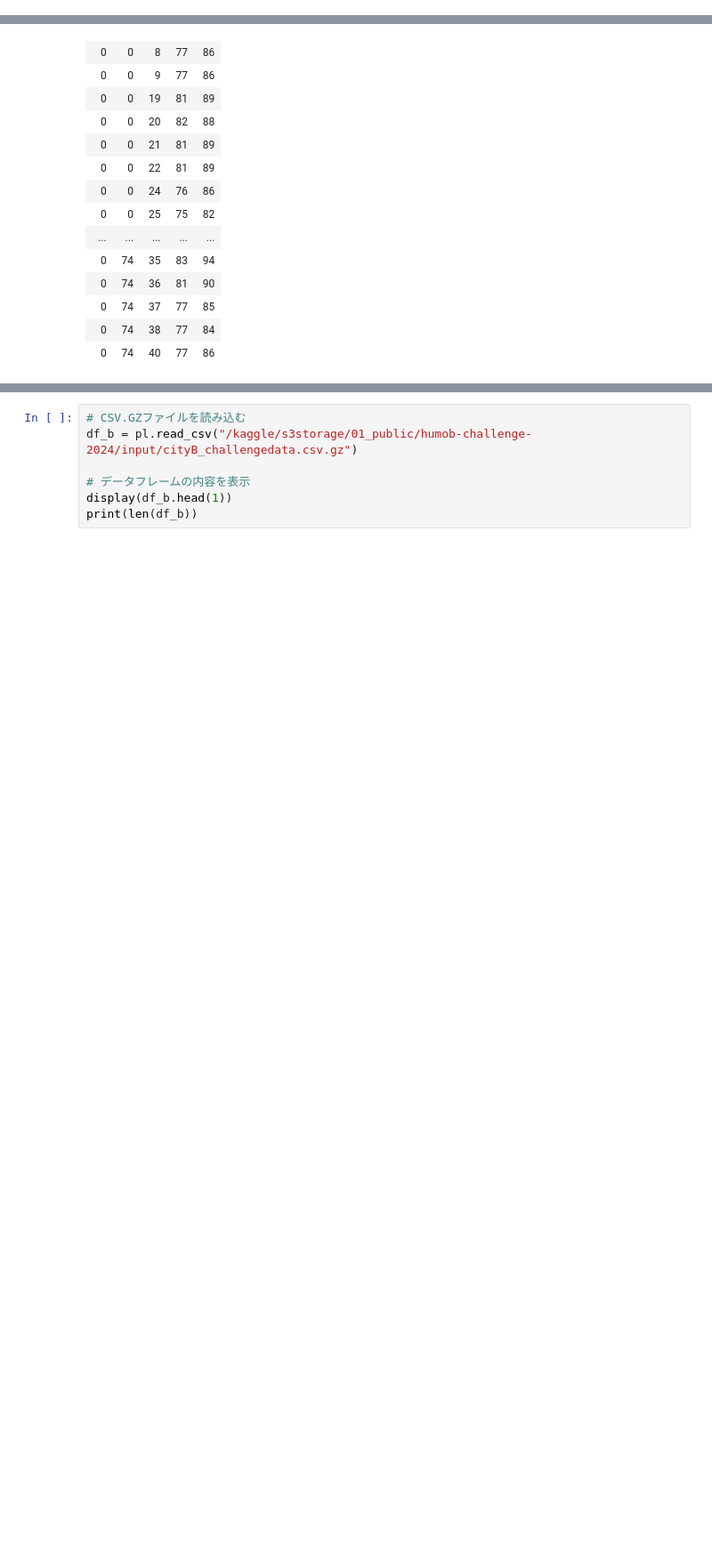
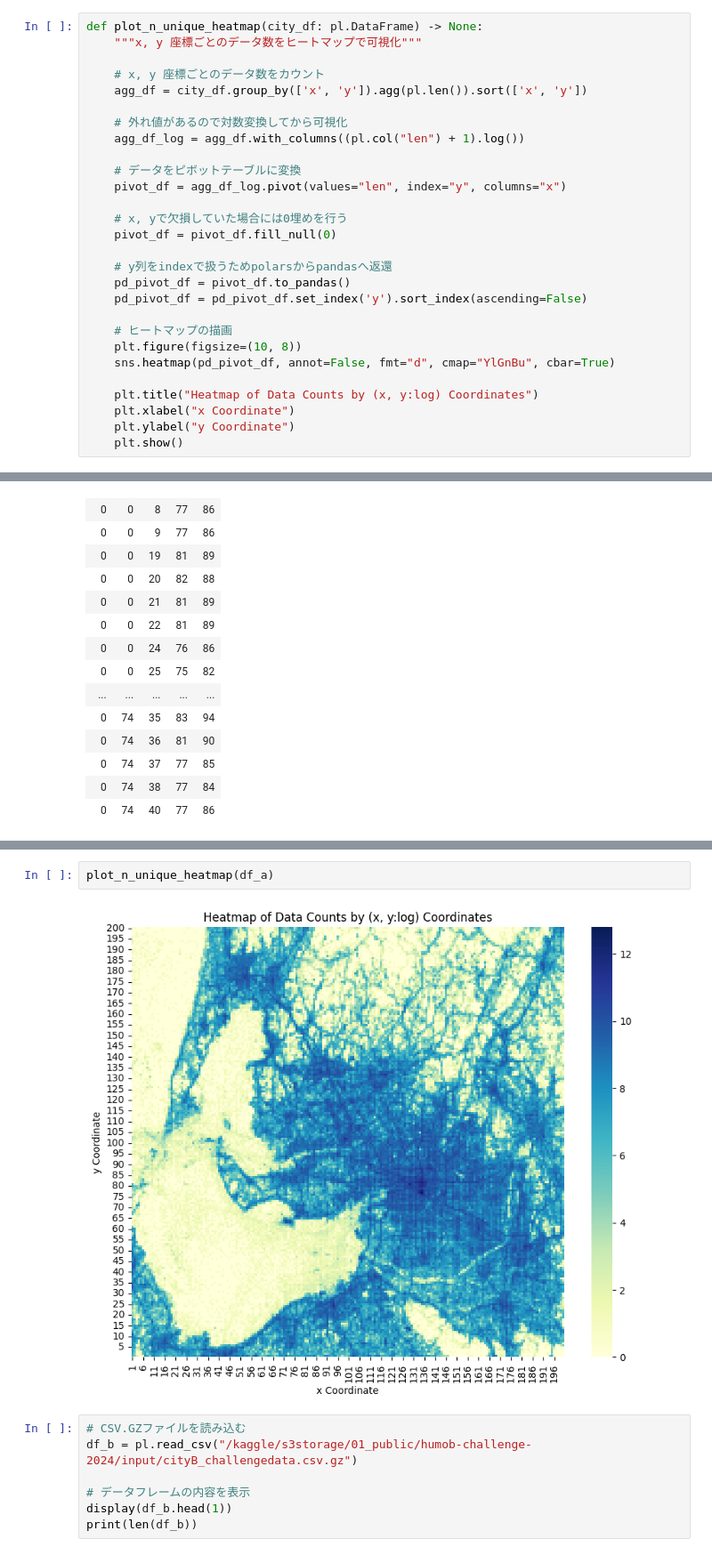
Before and after one commit to takuya-tokumoto/HuMob2024, a Jupyter notebook: eda/eda.ipynb, the cells around one changed output, grey strips where cells are left out. Shown at 89% size. Cells and saved outputs as stored; diff of their text form; blank space fills up the shorter version.

```diff
--- a/eda/eda.ipynb
+++ b/eda/eda.ipynb
@@ -26,3 +49,31 @@ def check_n_unique(df_pl: pl.DataFrame, col: str) -> None:
+# %%
+def plot_n_unique_heatmap(city_df: pl.DataFrame) -> None:
+    """x, y 座標ごとのデータ数をヒートマップで可視化"""
+
+    # x, y 座標ごとのデータ数をカウント
+    agg_df = city_df.group_by(['x', 'y']).agg(pl.len()).sort(['x', 'y'])
+
+    # 外れ値があるので対数変換してから可視化
+    agg_df_log = agg_df.with_columns((pl.col("len") + 1).log())
+
+    # データをピボットテーブルに変換
+    pivot_df = agg_df_log.pivot(values="len", index="y", columns="x")
+
+    # x, yで欠損していた場合には0埋めを行う
+    pivot_df = pivot_df.fill_null(0)
+
+    # y列をindexで扱うためpolarsからpandasへ返還
+    pd_pivot_df = pivot_df.to_pandas()
+    pd_pivot_df = pd_pivot_df.set_index('y').sort_index(ascending=False)
+
+    # ヒートマップの描画
+    plt.figure(figsize=(10, 8))
+    sns.heatmap(pd_pivot_df, annot=False, fmt="d", cmap="YlGnBu", cbar=True)
+
+    plt.title("Heatmap of Data Counts by (x, y:log) Coordinates")
+    plt.xlabel("x Coordinate")
+    plt.ylabel("y Coordinate")
+    plt.show()
 # %% [markdown]
 # Dataset
 # %% [markdown]
@@ -151,3 +209,7 @@ shape: (1_261, 5)
+# %%
+plot_n_unique_heatmap(df_a)
+# %% [output]
+[figure, added]
 # %%
 # CSV.GZファイルを読み込む
 df_b = pl.read_csv("/kaggle/s3storage/01_public/humob-challenge-2024/input/cityB_challengedata.csv.gz")
```
Also changed, not shown: parts of 12 cells of this notebook.
